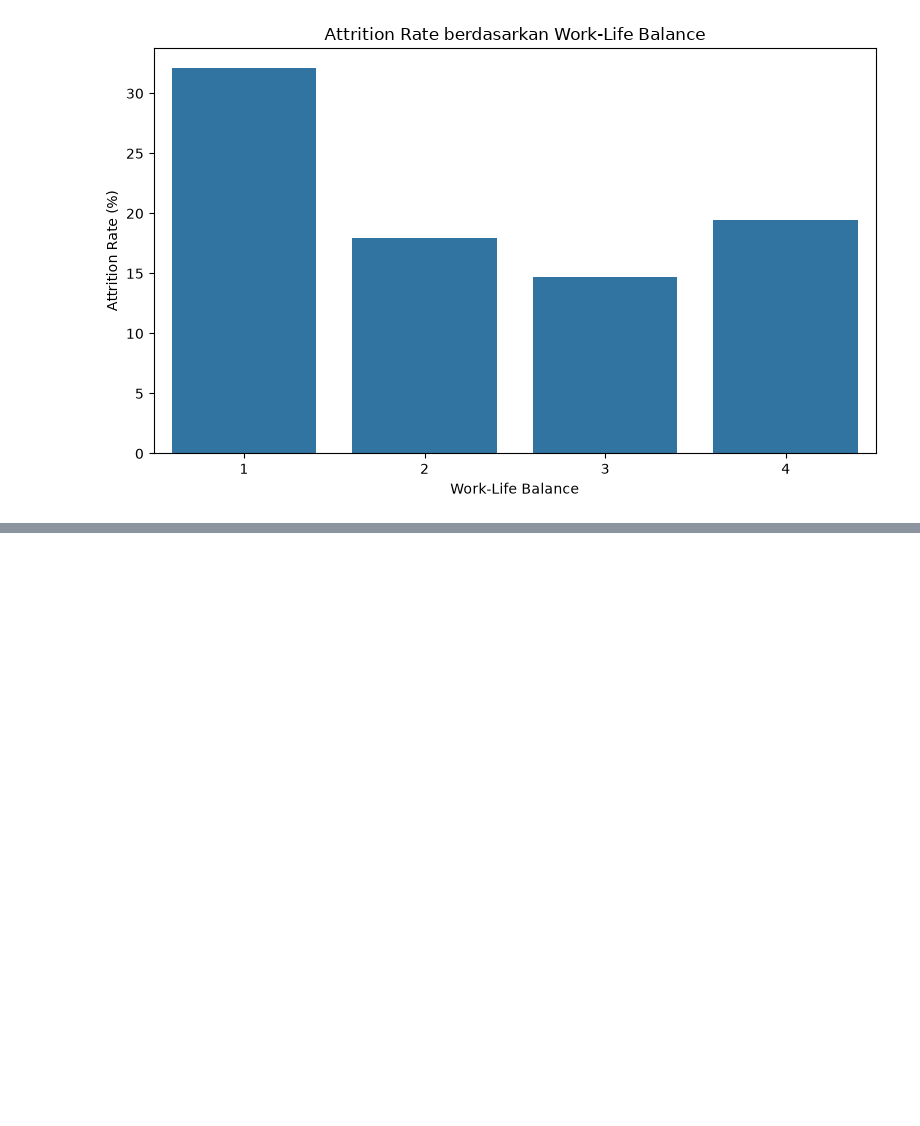
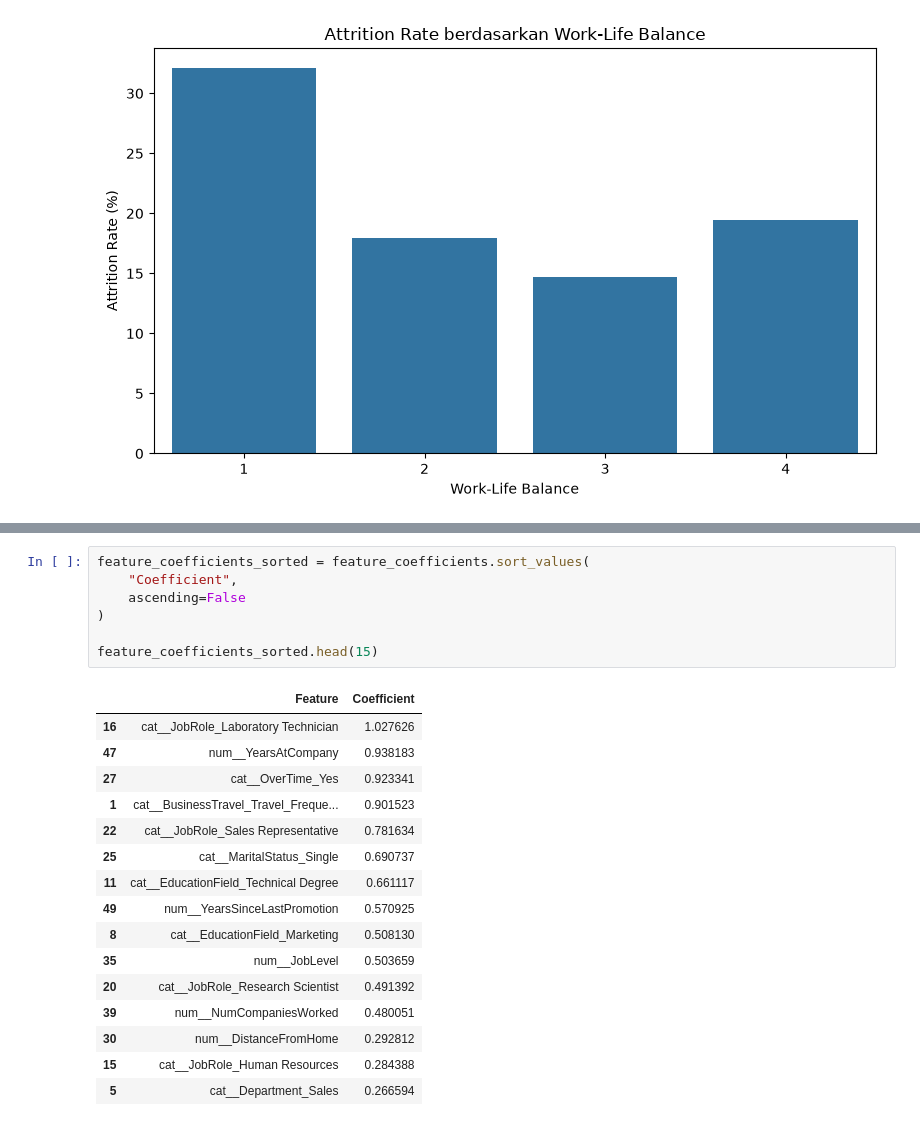
Before and after one commit to aeiprsty/jayajayamaju-departemen-HR, a Jupyter notebook: notebook.ipynb, the cells around one changed output, grey strips where cells are left out. Saved outputs shown, nothing was run; the diff lists cells and outputs as text; blank space fills up the shorter version.

```diff
--- a/notebook.ipynb
+++ b/notebook.ipynb
@@ -844,0 +571,24 @@ plt.show()
+# %%
+feature_coefficients_sorted = feature_coefficients.sort_values(
+    "Coefficient",
+    ascending=False
+)
+
+feature_coefficients_sorted.head(15)
+# %% [output]
+|  | Feature | Coefficient |
+| 16 | cat__JobRole_Laboratory Technician | 1.027626 |
+| 47 | num__YearsAtCompany | 0.938183 |
+| 27 | cat__OverTime_Yes | 0.923341 |
+| 1 | cat__BusinessTravel_Travel_Freque... | 0.901523 |
+| 22 | cat__JobRole_Sales Representative | 0.781634 |
+| 25 | cat__MaritalStatus_Single | 0.690737 |
+| 11 | cat__EducationField_Technical Degree | 0.661117 |
+| 49 | num__YearsSinceLastPromotion | 0.570925 |
+| 8 | cat__EducationField_Marketing | 0.508130 |
+| 35 | num__JobLevel | 0.503659 |
+| 20 | cat__JobRole_Research Scientist | 0.491392 |
+| 39 | num__NumCompaniesWorked | 0.480051 |
+| 30 | num__DistanceFromHome | 0.292812 |
+| 15 | cat__JobRole_Human Resources | 0.284388 |
+| 5 | cat__Department_Sales | 0.266594 |
```
Also changed, not shown: parts of 44 cells of this notebook.
